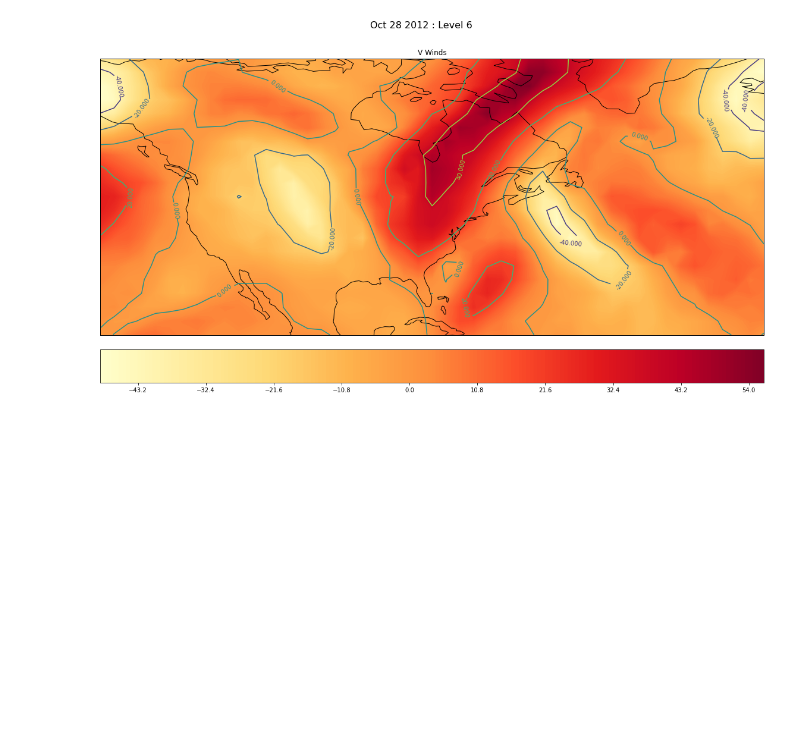
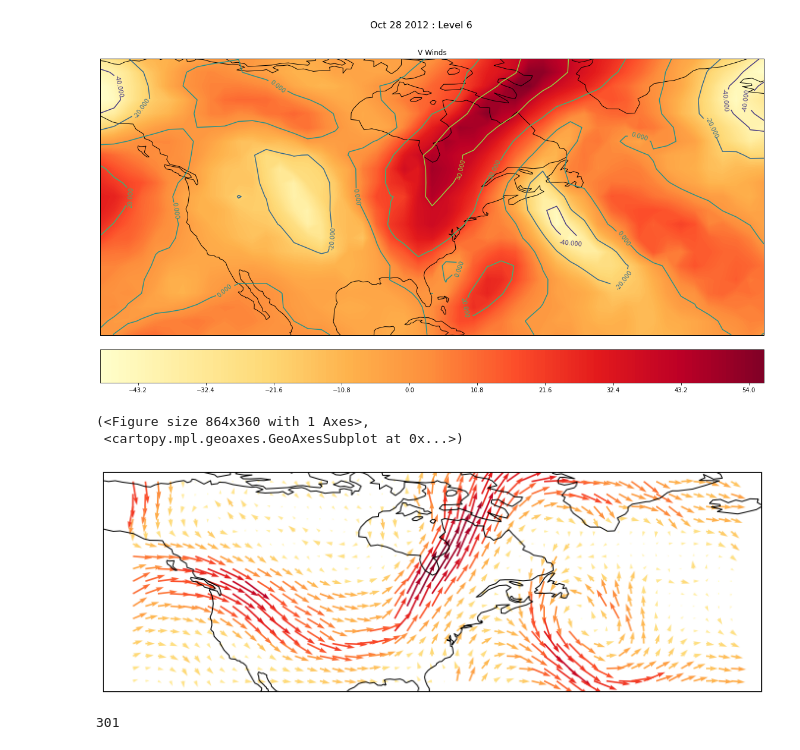
Before and after one commit to WhiffleFish/Weather, a Jupyter notebook: UpperAirPatterns/Demo.ipynb, the cells around one changed output. Saved outputs shown, nothing was run; the diff lists cells and outputs as text; code cells hidden in the pictures; blank space fills up the shorter version.

```diff
--- a/UpperAirPatterns/Demo.ipynb
+++ b/UpperAirPatterns/Demo.ipynb
@@ -24,3 +28,9 @@ cdf.plot('all',(10,28),6)
 cdf.plot('vwnd',(10,28),6)
 # %% [output]
 [figure]
+# %%
+cdf.quiver((10,27),6)
+# %% [output]
+(<Figure size 864x360 with 1 Axes>,
+ <cartopy.mpl.geoaxes.GeoAxesSubplot at 0x...>)
+[figure, added]
@@ -26,0 +39,4 @@ cdf.plot('vwnd',(10,28),6)
+# %%
+cdf.date_to_day((10,27))
+# %% [output]
+301
```
Also changed, not shown: parts of 2 cells of this notebook, 5 other files.
